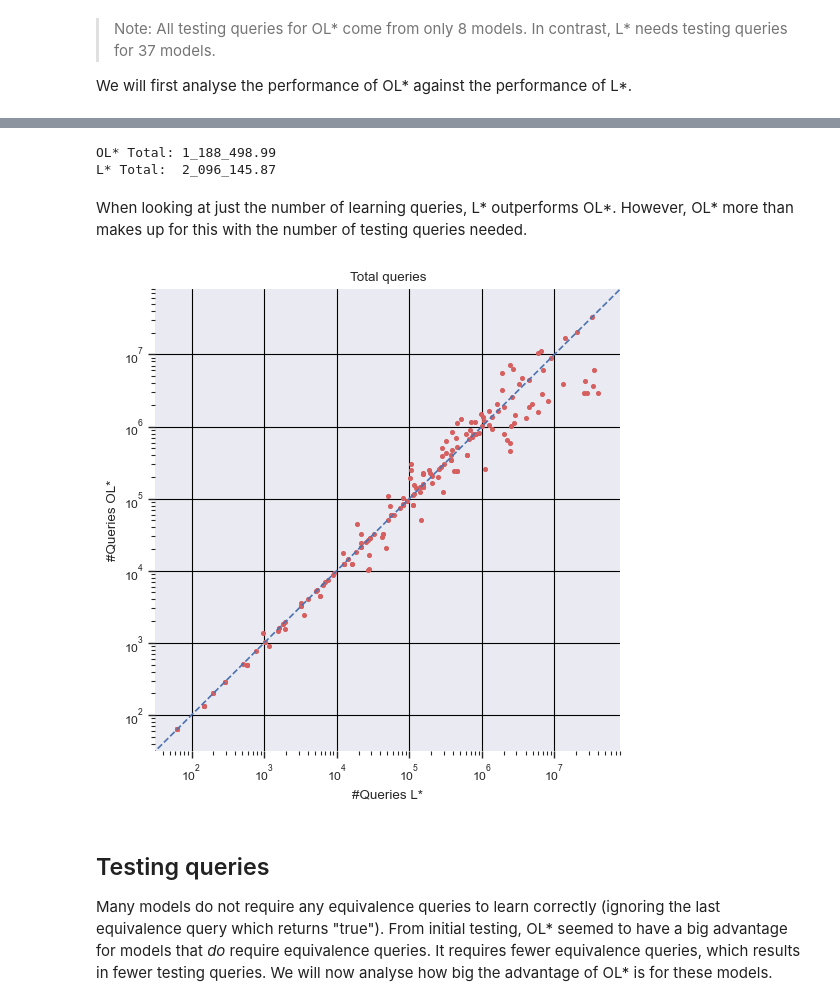
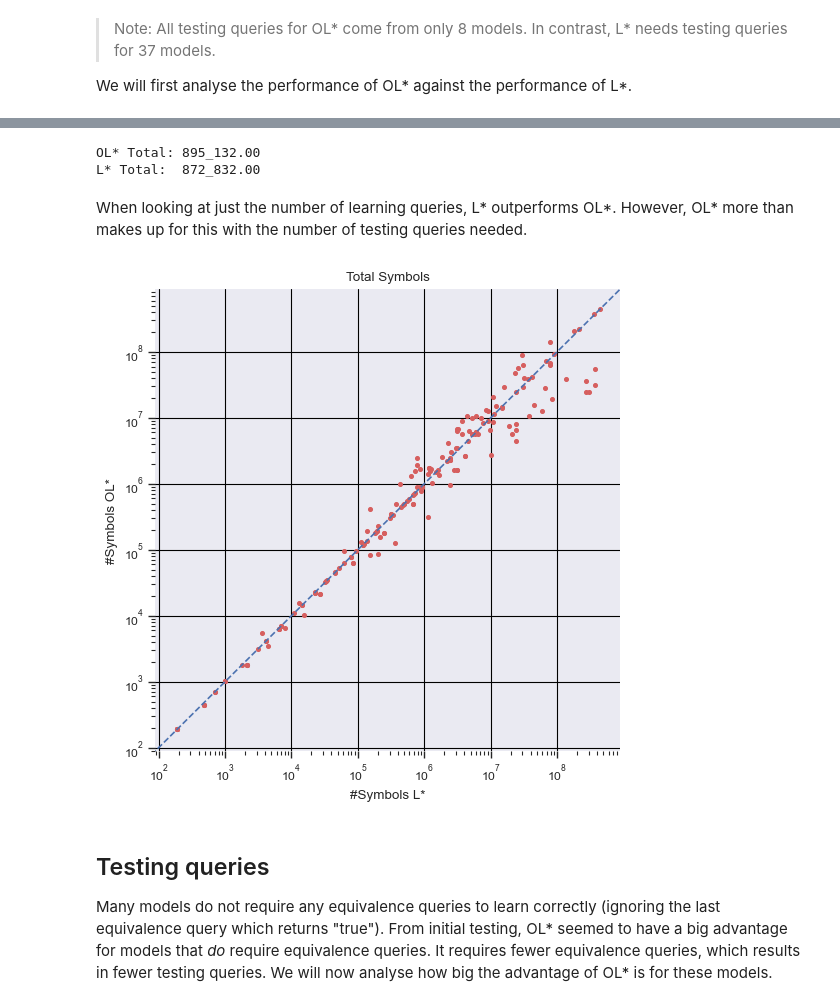
Before and after one commit to SCRK16/OLStar, a Jupyter notebook: code/python/analysis.ipynb, the cells around one changed output, grey strips where cells are left out. Saved outputs shown, nothing was run; the diff lists cells and outputs as text; code cells hidden in the pictures.

```diff
--- a/code/python/analysis.ipynb
+++ b/code/python/analysis.ipynb
@@ -12,7 +12,7 @@ import seaborn as sns
 
 sns.set_theme("paper")
 
-data_olstar = pd.read_csv("D:\\Data\\results_labbaf_olstar.csv")
+data_olstar = pd.read_csv("D:\\Data\\results_labbaf_olstar_all_inconsistencies.csv")
 data_lstar = pd.read_csv("D:\\Data\\results_labbaf_lstar.csv")
 
 data_olstar.sum()
@@ -57,45 +55,48 @@ OL* Testing:  350_441.04
 L* Testing: 1_675_059.39
 # %%
 def total_queries(df):
-    return (df["Learning queries"] + df["Testing queries"])
+    return df["Learning queries"] + df["Testing queries"]
 
-print("OL* Total:", f"{total_queries(data_olstar).mean():_.2f}")
-print("L* Total: ", f"{total_queries(data_lstar).mean():_.2f}")
+def total_symbols(df):
+    return df["Learning symbols"] + df["Testing symbols"]
+
+print("OL* Total:", f"{total_symbols(data_olstar).median():_.2f}")
+print("L* Total: ", f"{total_symbols(data_lstar).median():_.2f}")
 # %% [output]
-OL* Total: 1_188_498.99
-L* Total:  2_096_145.87
+OL* Total: 895_132.00
+L* Total:  872_832.00
 # %% [markdown]
 When looking at just the number of learning queries, L\* outperforms OL\*. However, OL\* more than makes up for this with the number of testing queries needed.
 # %%
-def plot_queries(df_lstar, df_olstar):
-    queries_lstar = total_queries(df_lstar)
-    queries_olstar = total_queries(df_olstar)
+def plot_queries(df_lstar, df_olstar, data="Queries"):
+    queries_lstar = total_queries(df_lstar) if data == "Queries" else total_symbols(df_lstar)
+    queries_olstar = total_queries(df_olstar) if data == "Queries" else total_symbols(df_olstar)
 
     plt.figure(figsize=(6,6))
 
     plt.scatter(queries_lstar, queries_olstar, color=sns.color_palette("muted")[3], s=8)
     max_queries = max(queries_lstar.max(), queries_olstar.max())
     xy = np.linspace(0, max_queries*2, 100)
     plt.plot(xy, xy, 'b--')
     plt.xscale("log")
     plt.yscale("log")
     min_lim = min(plt.xlim()[0], plt.ylim()[0])
     plt.xlim(min_lim, max_queries*2)
     plt.ylim(min_lim, max_queries*2)
 
-    plt.xlabel("#Queries L*")
-    plt.ylabel("#Queries OL*")
-    plt.title("Total queries")
+    plt.xlabel("#" + data + " L*")
+    plt.ylabel("#" + data + " OL*")
+    plt.title("Total " + data)
     ax = plt.gca()
     ax.grid(axis="both", color="black")
     for spine in ax.spines.values():
         spine.set_visible(False)
     plt.tick_params(which="both", bottom=True, left=True)
     plt.show()
 
-plot_queries(data_lstar, data_olstar)
+plot_queries(data_lstar, data_olstar, data="Symbols")
 # %% [output]
-[figure, old version]
+[figure, new version]
 # %% [markdown]
 ## Testing queries
 
```
Also changed, not shown: parts of 14 cells of this notebook, 2 other files.
